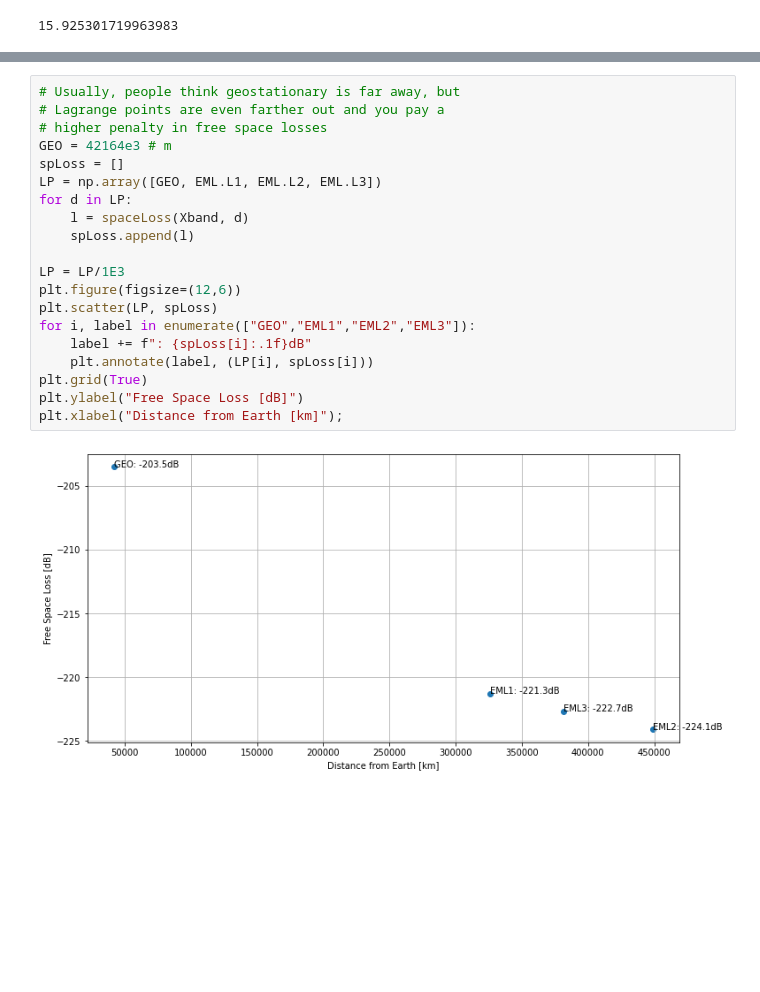
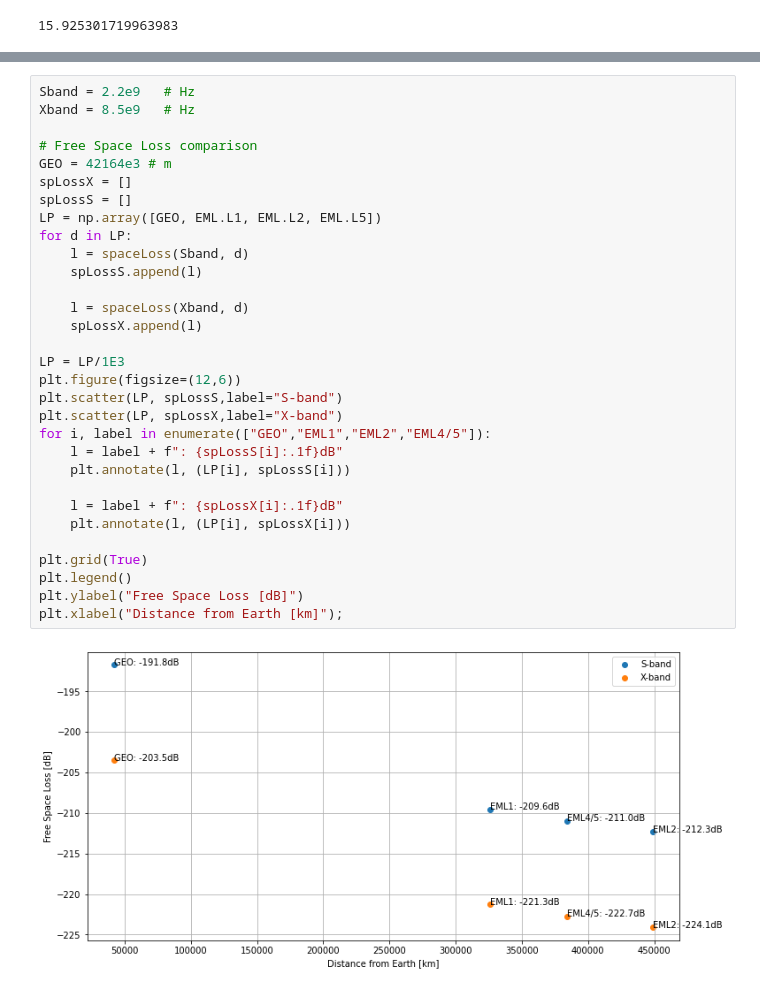
Before and after one commit to walchko/bearsnacks, a Jupyter notebook: space/draft/comm/comm-firesat.ipynb, the cells around one changed output, grey strips where cells are left out. Drawn from its saved outputs; the diff is of its cells as text; blank space fills up the shorter version.

Commit message:
update comm and eo :space_invader: :rocket:

```diff
--- a/space/draft/comm/comm-firesat.ipynb
+++ b/space/draft/comm/comm-firesat.ipynb
@@ -227,25 +240,36 @@ Let's play with some other values around EML1/2 like NASA's ARTEMIS mission. I d
 # %%
-# Usually, people think geostationary is far away, but
-# Lagrange points are even farther out and you pay a
-# higher penalty in free space losses
+Sband = 2.2e9   # Hz
+Xband = 8.5e9   # Hz
+
+# Free Space Loss comparison
 GEO = 42164e3 # m
-spLoss = []
-LP = np.array([GEO, EML.L1, EML.L2, EML.L3])
+spLossX = []
+spLossS = []
+LP = np.array([GEO, EML.L1, EML.L2, EML.L5])
 for d in LP:
+    l = spaceLoss(Sband, d)
+    spLossS.append(l)
+
     l = spaceLoss(Xband, d)
-    spLoss.append(l)
+    spLossX.append(l)
 
 LP = LP/1E3
 plt.figure(figsize=(12,6))
-plt.scatter(LP, spLoss)
-for i, label in enumerate(["GEO","EML1","EML2","EML3"]):
-    label += f": {spLoss[i]:.1f}dB"
-    plt.annotate(label, (LP[i], spLoss[i]))
+plt.scatter(LP, spLossS,label="S-band")
+plt.scatter(LP, spLossX,label="X-band")
+for i, label in enumerate(["GEO","EML1","EML2","EML4/5"]):
+    l = label + f": {spLossS[i]:.1f}dB"
+    plt.annotate(l, (LP[i], spLossS[i]))
+
+    l = label + f": {spLossX[i]:.1f}dB"
+    plt.annotate(l, (LP[i], spLossX[i]))
+
 plt.grid(True)
+plt.legend()
 plt.ylabel("Free Space Loss [dB]")
 plt.xlabel("Distance from Earth [km]");
 # %% [output]
-[figure, old version]
+[figure, new version]
 # %%
 # Assume this
 ebno = 10.4 # dB, this is for a BER 1E-6 and BPSK modulation
```
Also changed, not shown: parts of 15 cells of this notebook, 3 other files.
